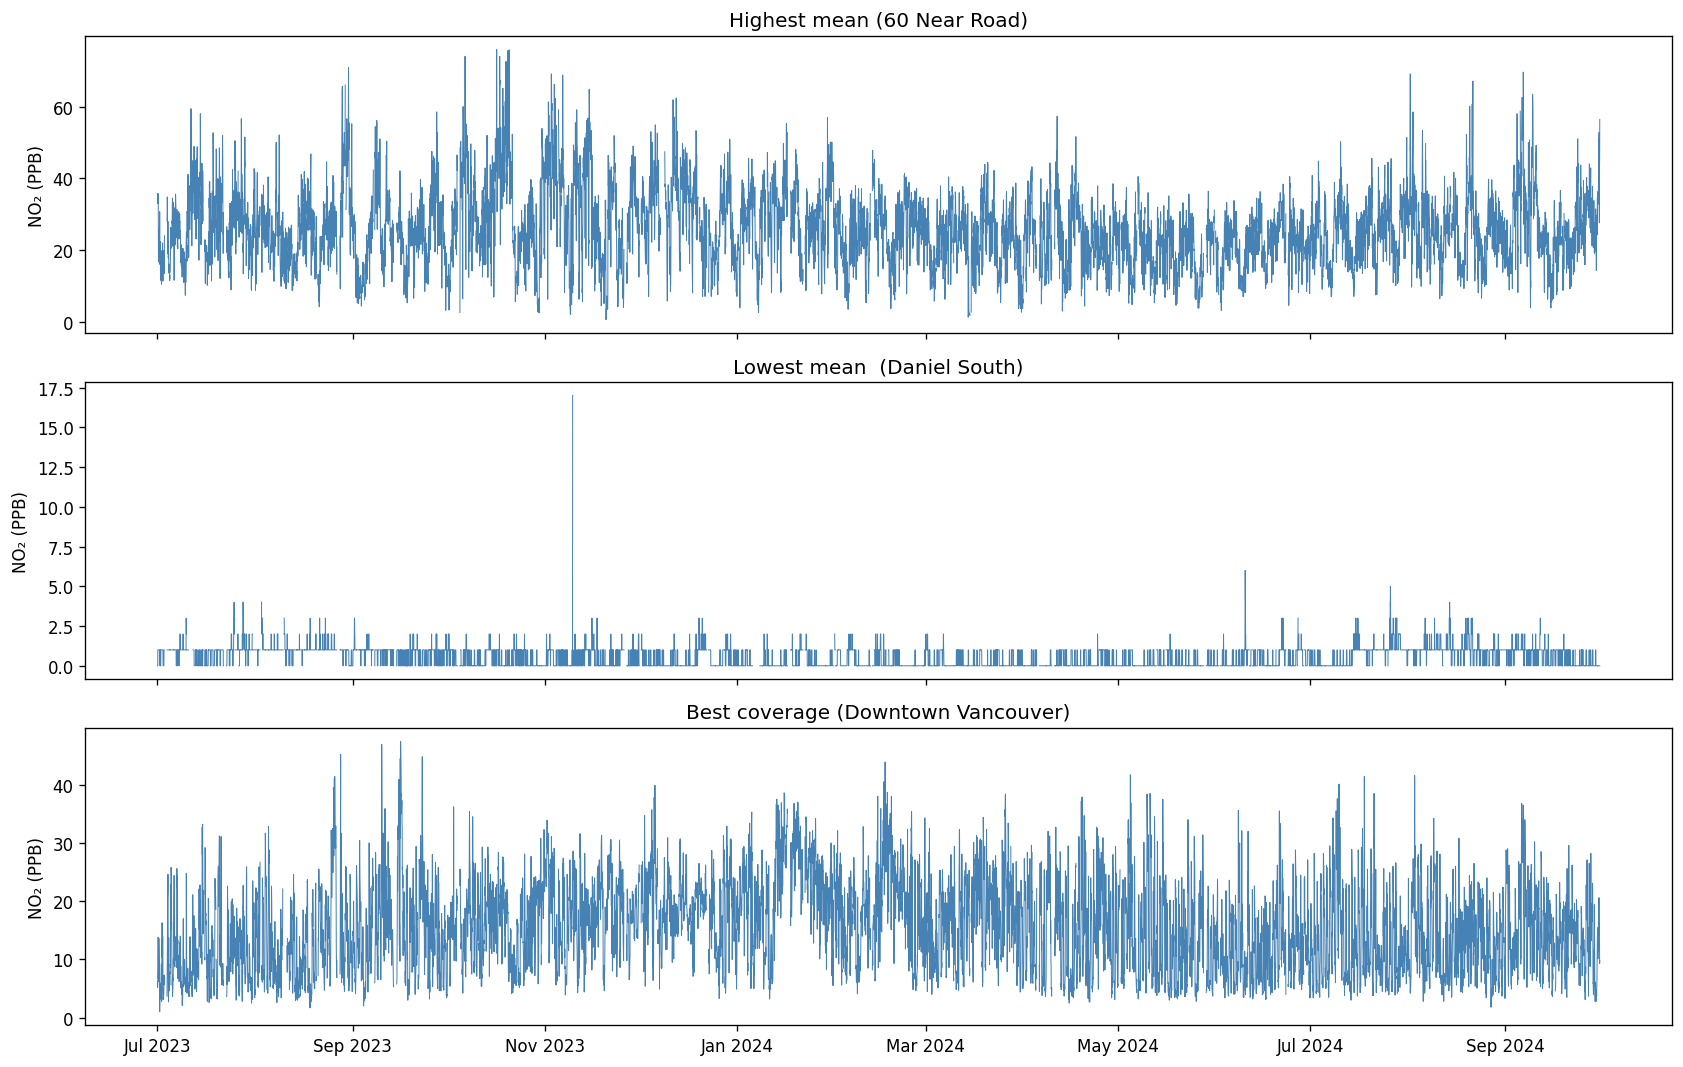
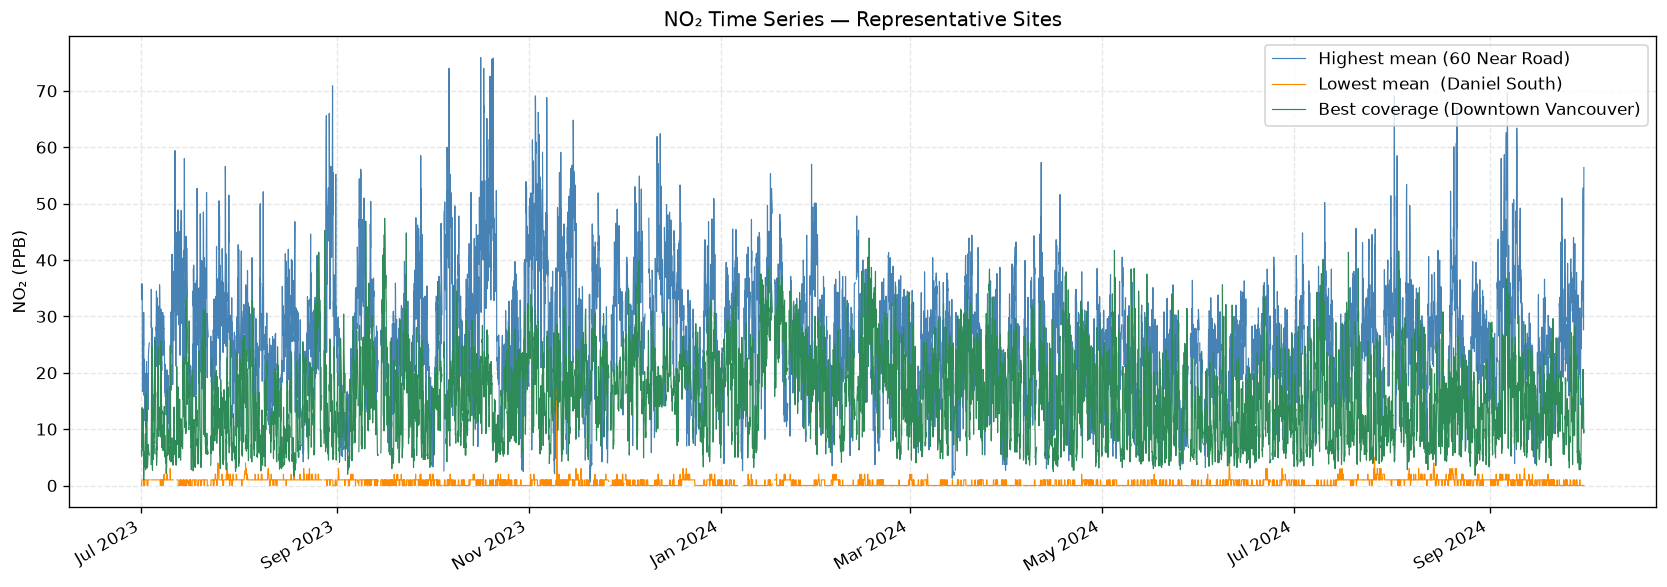
Code edit (unified diff) that turned the first committed figure into the second:
--- before
+++ after
@@ -1,23 +1,32 @@
-# Pick 4 sites: highest mean, lowest mean, most complete, most missing
-coverage    = df.notna().mean()
-site_high   = mean_no2.idxmax()
-site_low    = mean_no2[coverage > 0.5].idxmin()
-site_best   = coverage.idxmax()
-site_worst  = coverage[coverage > 0.1].idxmin()
+
+# Pick 3 sites: highest mean, lowest mean, best coverage
+coverage = df.notna().mean()
+mean_no2 = df.mean()
+
+site_high = mean_no2.idxmax()
+site_low  = mean_no2[coverage > 0.5].idxmin()
+site_best = coverage.idxmax()
 
 showcase = {
-    f'Highest mean ({meta.loc[site_high, "name"] if site_high in meta.index else site_high})': site_high,
-    f'Lowest mean  ({meta.loc[site_low,  "name"] if site_low  in meta.index else site_low})':  site_low,
-    f'Best coverage ({meta.loc[site_best, "name"] if site_best in meta.index else site_best})': site_best,
+    f'Highest mean ({meta.loc[site_high, "name"] if site_high in meta.index else site_high})': (site_high, 'steelblue'),
+    f'Lowest mean  ({meta.loc[site_low,  "name"] if site_low  in meta.index else site_low})':  (site_low,  'darkorange'),
+    f'Best coverage ({meta.loc[site_best, "name"] if site_best in meta.index else site_best})': (site_best, 'seagreen'),
 }
 
-fig, axes = plt.subplots(len(showcase), 1, figsize=(14, 3*len(showcase)), sharex=True)
-for ax, (label, site) in zip(axes, showcase.items()):
+fig, ax = plt.subplots(figsize=(14, 5))
+
+for label, (site, color) in showcase.items():
     ts = df[site].resample('h').mean()
-    ax.plot(ts.index, ts.values, lw=0.6, color='steelblue')
-    ax.set_ylabel('NO₂ (PPB)')
-    ax.set_title(label)
-    ax.xaxis.set_major_formatter(mdates.DateFormatter('%b %Y'))
+    # Interpolate over short gaps (≤6 hours) so lines stay continuous
+    ts_interp = ts.interpolate(method='time', limit=6)
+    ax.plot(ts_interp.index, ts_interp.values, lw=0.7, color=color, label=label)
 
+ax.xaxis.set_major_formatter(mdates.DateFormatter('%b %Y'))
+ax.xaxis.set_major_locator(mdates.MonthLocator(interval=2))
+plt.setp(ax.xaxis.get_majorticklabels(), rotation=30, ha='right')
+ax.set_ylabel('NO₂ (PPB)')
+ax.set_title('NO₂ Time Series — Representative Sites')
+ax.legend(loc='upper right')
+ax.grid(True, linestyle='--', alpha=0.3)
 plt.tight_layout()
 plt.show()

Commit: Update EDA graphs: combined 3-site time series, fixed daily mean plots